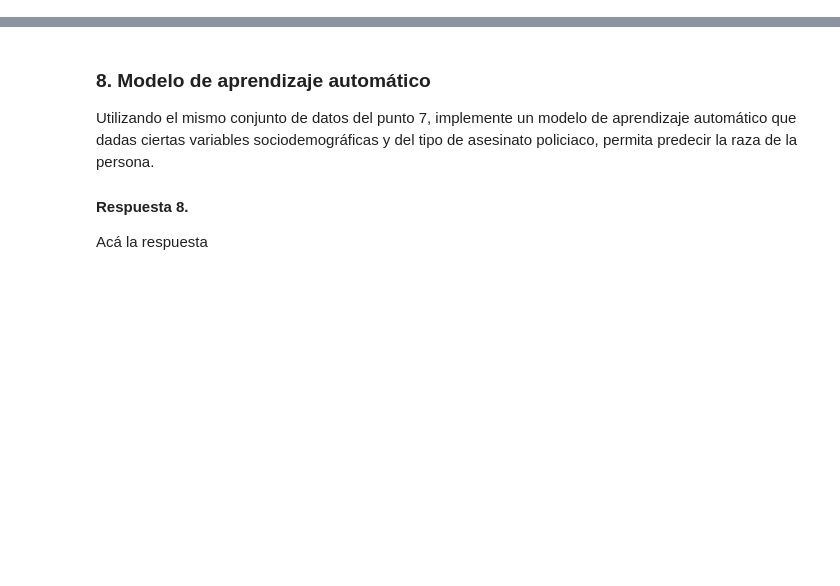
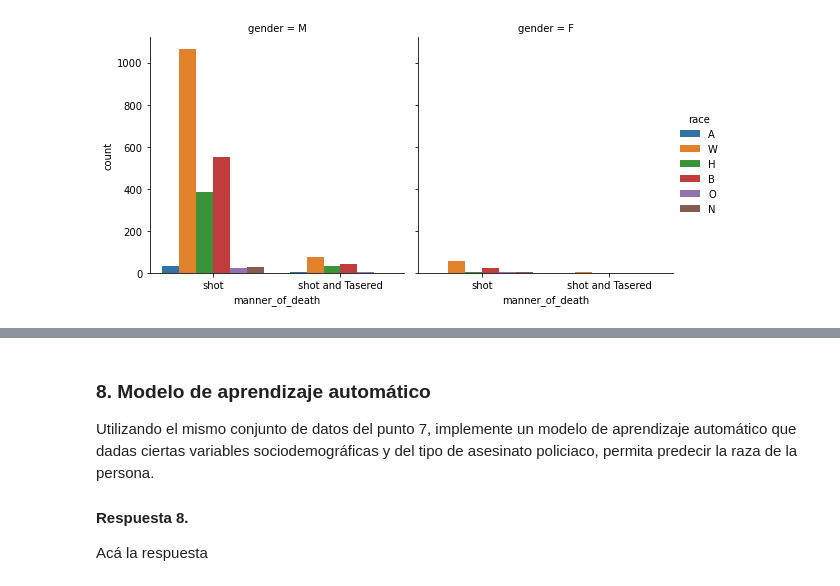
Before and after one commit to JuanseGomezM/QuantumConnexion, a Jupyter notebook: PruebaQuantumConnexion_JGomezM.ipynb, the cells around one changed output, grey strips where cells are left out. Drawn from its saved outputs; the diff is of its cells as text; code cells hidden in the pictures; blank space fills up the shorter version.

```diff
--- a/PruebaQuantumConnexion_JGomezM.ipynb
+++ b/PruebaQuantumConnexion_JGomezM.ipynb
@@ -127,0 +311,8 @@ Acá la respuesta
+# %%
+sns.catplot(x="manner_of_death", hue="race", col="gender",
+
+                data=df, kind="count",
+
+                height=4);
+# %% [output]
+[figure, added]
```
Also changed, not shown: parts of 45 cells of this notebook.
